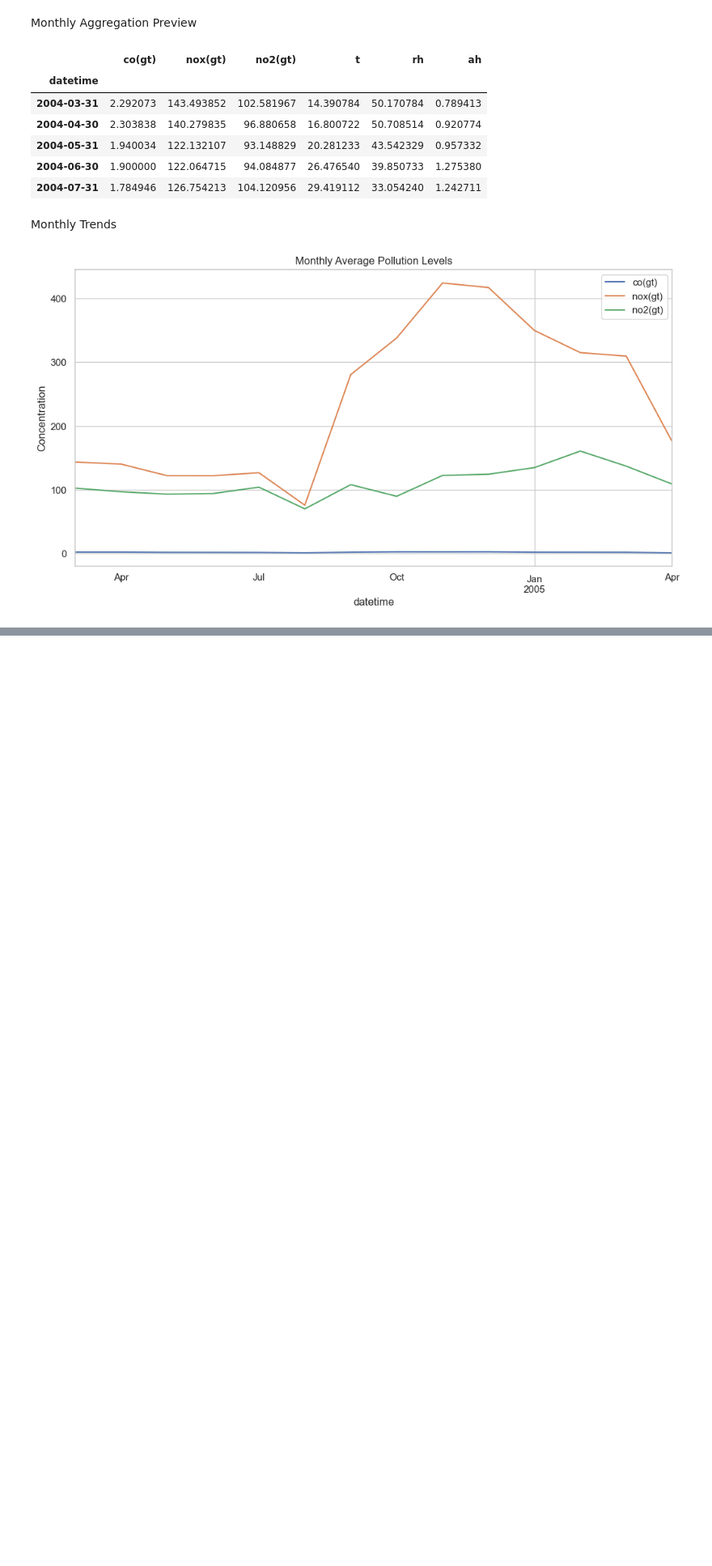
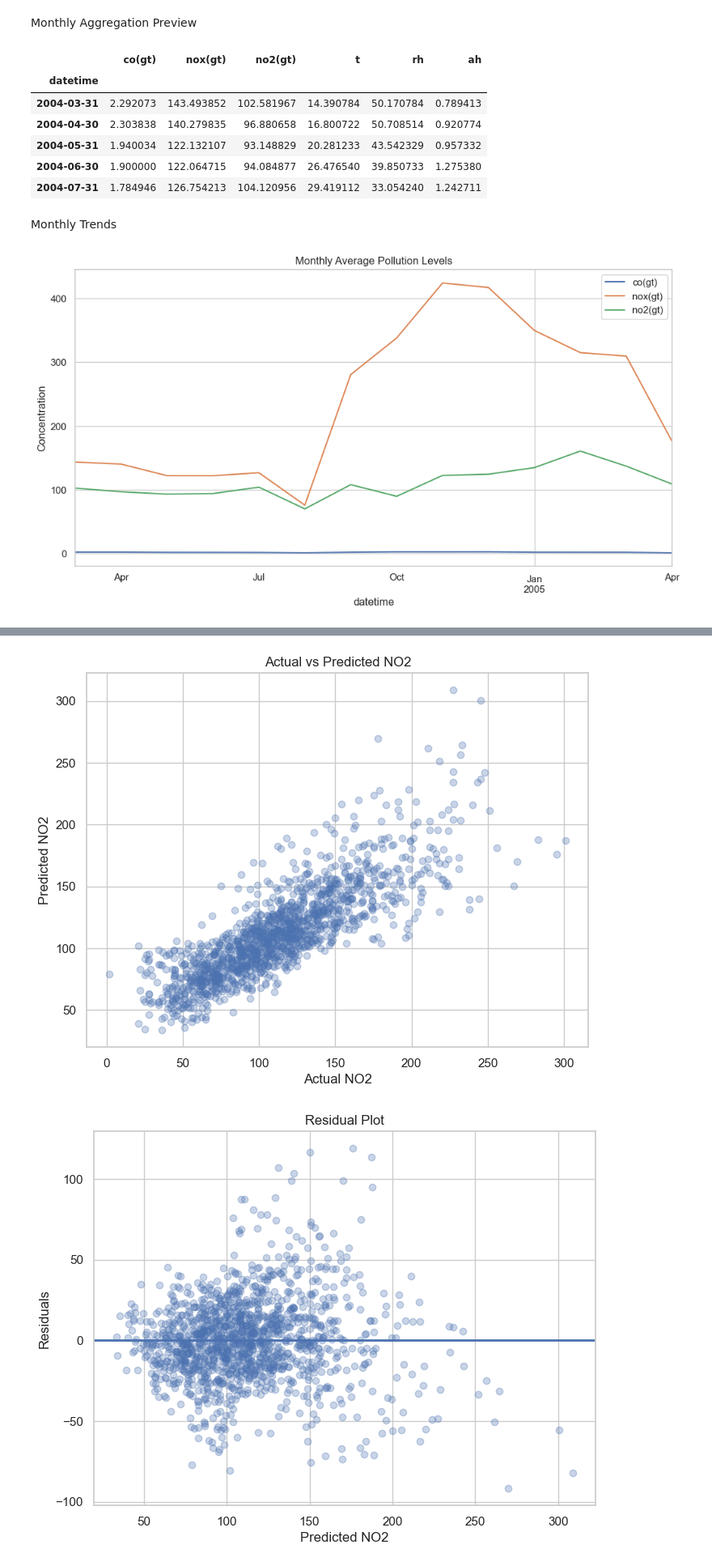
Before and after one commit to looalhadzhiev-max/traffic-pollution-health, a Jupyter notebook: notebooks/traffic_polution_health.ipynb, the cells around one changed output, grey strips where cells are left out. Shown at 81% size. Cells and saved outputs as stored; diff of their text form; code cells hidden in the pictures; blank space fills up the shorter version.

Commit message:
Implement regression model for traffic-realted pollution

```diff
--- a/notebooks/traffic_polution_health.ipynb
+++ b/notebooks/traffic_polution_health.ipynb
@@ -238,0 +255,78 @@ plt.show()
+# %%
+from sklearn.model_selection import train_test_split
+from sklearn.linear_model import LinearRegression
+from sklearn.metrics import (
+    mean_absolute_error,
+    mean_squared_error,
+    r2_score,
+)
+
+model_vars = [
+    "no2(gt)",
+    "co(gt)",
+    "nox(gt)",
+    "t",
+    "rh",
+    "ah",
+]
+
+model_df = uci_clean[model_vars].dropna()
+
+print("Model dataset shape:", model_df.shape)
+
+X = model_df[["co(gt)", "nox(gt)", "t", "rh", "ah"]]
+y = model_df["no2(gt)"]
+
+X_train, X_test, y_train, y_test = train_test_split(
+    X,
+    y,
+    test_size=0.2,
+    random_state=42,
+)
+
+reg_model = LinearRegression()
+reg_model.fit(X_train, y_train)
+
+
+y_pred = reg_model.predict(X_test)
+
+metrics = pd.Series({
+    "R2": r2_score(y_test, y_pred),
+    "MAE": mean_absolute_error(y_test, y_pred),
+    "RMSE": mean_squared_error(y_test, y_pred) ** 0.5,
+})
+
+print("Model performance:")
+display(metrics)
+
+coef_df = (
+    pd.DataFrame({
+        "feature": X.columns,
+        "coefficient": reg_model.coef_,
+    })
+    .sort_values("coefficient", ascending=False)
+    .reset_index(drop=True)
+)
+
+print("Regression coefficients:")
+display(coef_df)
+
+plt.figure(figsize=(8, 6))
+plt.scatter(y_test, y_pred, alpha=0.3)
+plt.xlabel("Actual NO2")
+plt.ylabel("Predicted NO2")
+plt.title("Actual vs Predicted NO2")
+plt.grid(True)
+plt.show()
+
+residuals = y_test - y_pred
+
+plt.figure(figsize=(8, 6))
+plt.scatter(y_pred, residuals, alpha=0.3)
+plt.axhline(0, linewidth=2)
+plt.xlabel("Predicted NO2")
+plt.ylabel("Residuals")
+plt.title("Residual Plot")
+plt.grid(True)
+plt.show()
+# %% [output]
@@ -238,0 +346,2 @@ plt.show()
+[figure, added]
+[figure, added]
```
Also changed, not shown: parts of 3 cells of this notebook.
